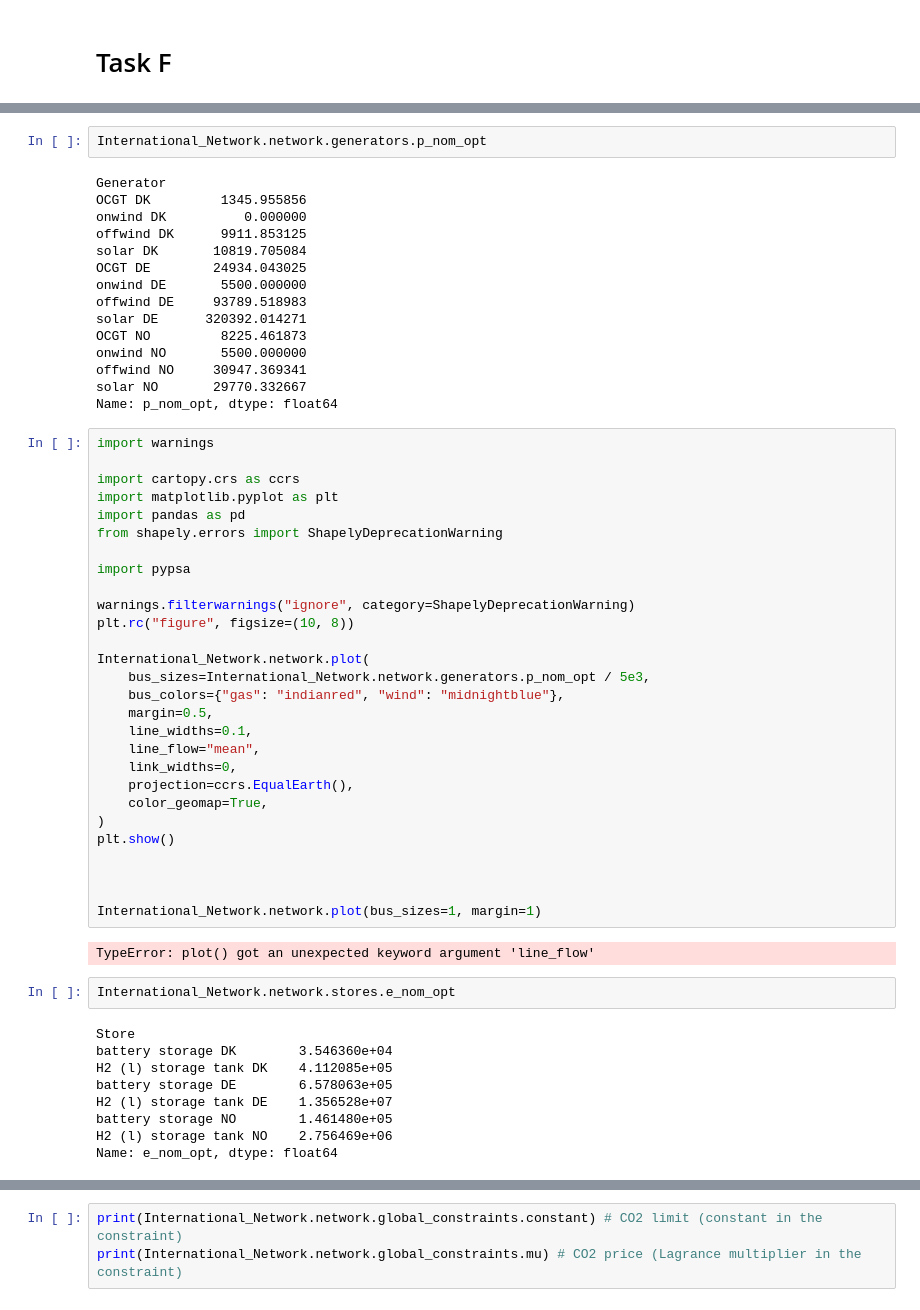
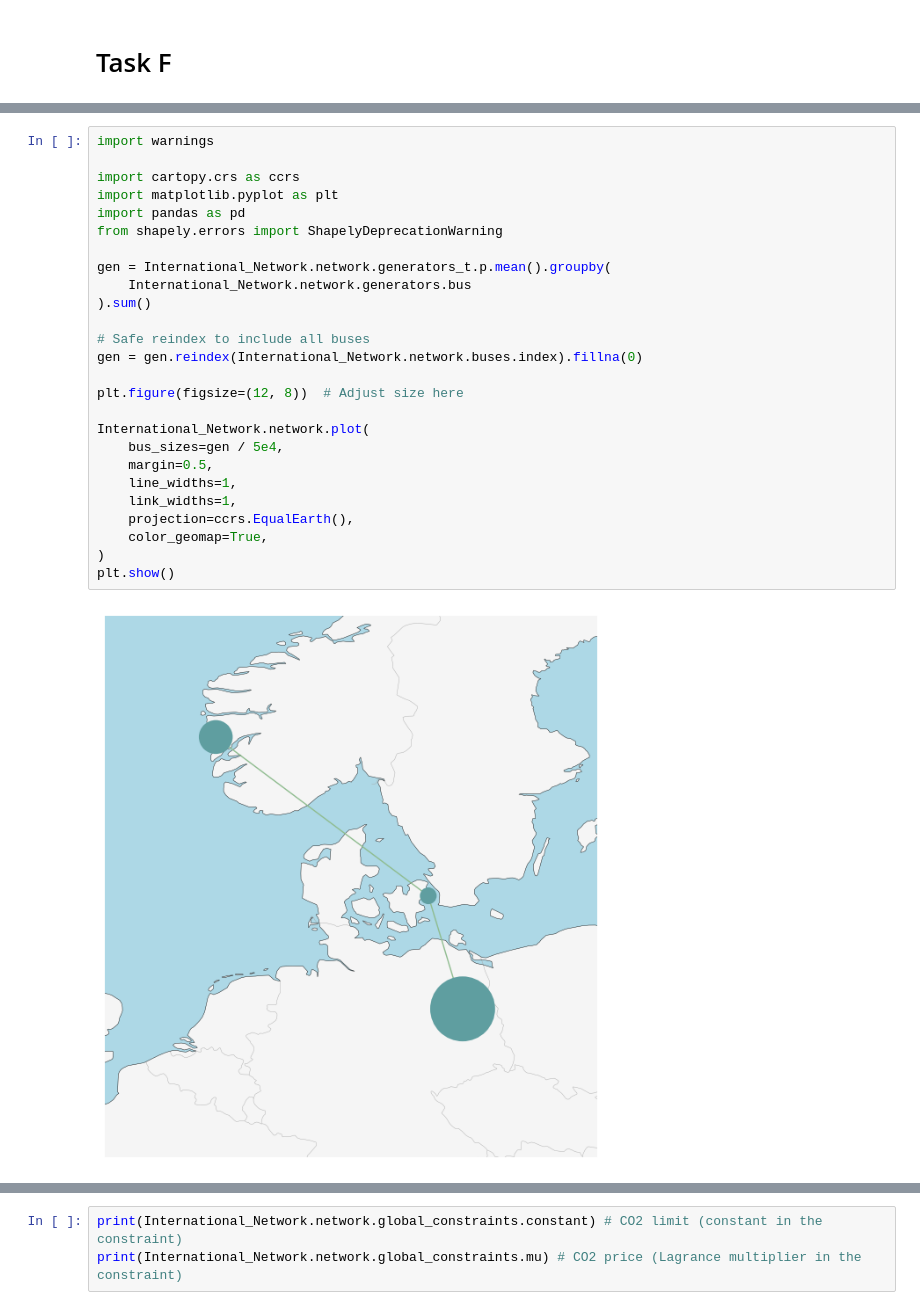
Before and after one commit to jeppebyberg/ieg, a Jupyter notebook: project.ipynb, the cells around one changed output, grey strips where cells are left out. Drawn from its saved outputs; the diff is of its cells as text.

```diff
--- a/project.ipynb
+++ b/project.ipynb
@@ -581,58 +551,28 @@ International_Network.network.plot(bus_sizes=1, margin=1)
-# %%
-International_Network.network.generators.p_nom_opt
-# %% [output]
-Generator
-OCGT DK         1345.955856
-onwind DK          0.000000
-offwind DK      9911.853125
-solar DK       10819.705084
-OCGT DE        24934.043025
-onwind DE       5500.000000
-offwind DE     93789.518983
-solar DE      320392.014271
-OCGT NO         8225.461873
-onwind NO       5500.000000
-offwind NO     30947.369341
-solar NO       29770.332667
-Name: p_nom_opt, dtype: float64
 # %%
 import warnings
 
 import cartopy.crs as ccrs
 import matplotlib.pyplot as plt
 import pandas as pd
 from shapely.errors import ShapelyDeprecationWarning
 
-import pypsa
+gen = International_Network.network.generators_t.p.mean().groupby(
+    International_Network.network.generators.bus
+).sum()
 
-warnings.filterwarnings("ignore", category=ShapelyDeprecationWarning)
-plt.rc("figure", figsize=(10, 8))
+# Safe reindex to include all buses
+gen = gen.reindex(International_Network.network.buses.index).fillna(0)
+
+plt.figure(figsize=(12, 8))  # Adjust size here
 
 International_Network.network.plot(
-    bus_sizes=International_Network.network.generators.p_nom_opt / 5e3,
-    bus_colors={"gas": "indianred", "wind": "midnightblue"},
+    bus_sizes=gen / 5e4,
     margin=0.5,
-    line_widths=0.1,
-    line_flow="mean",
-    link_widths=0,
+    line_widths=1,
+    link_widths=1,
     projection=ccrs.EqualEarth(),
     color_geomap=True,
 )
 plt.show()
-
-
-
-International_Network.network.plot(bus_sizes=1, margin=1)
 # %% [output]
-TypeError: plot() got an unexpected keyword argument 'line_flow'
+[figure, added]
-# %%
-International_Network.network.stores.e_nom_opt
-# %% [output]
-Store
-battery storage DK        3.546360e+04
-H2 (l) storage tank DK    4.112085e+05
-battery storage DE        6.578063e+05
-H2 (l) storage tank DE    1.356528e+07
-battery storage NO        1.461480e+05
-H2 (l) storage tank NO    2.756469e+06
-Name: e_nom_opt, dtype: float64
```
Also changed, not shown: parts of 10 cells of this notebook, 6 other files.
